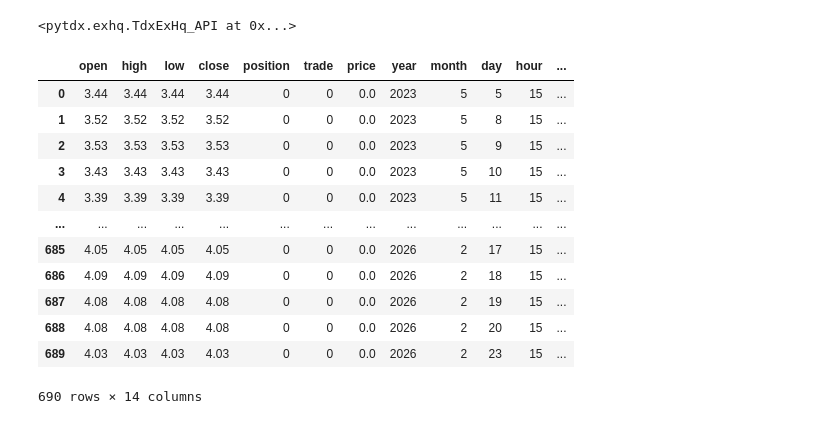
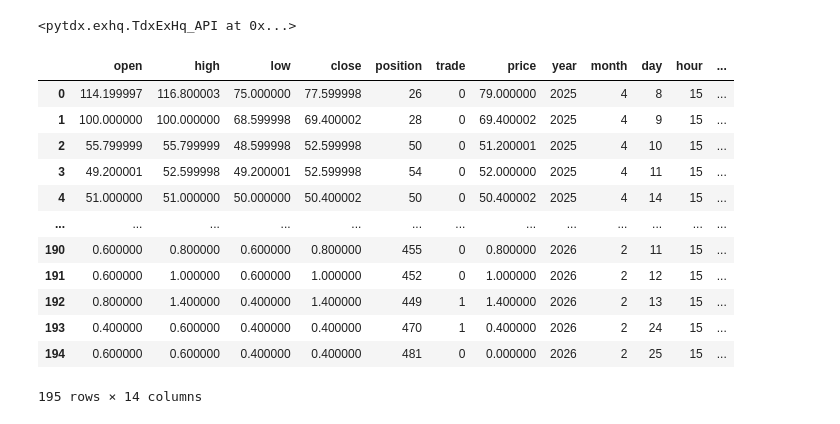
Before and after one commit to u588/app, a Jupyter notebook: AiStock/tdxFS.ipynb, the cells around one changed output. Cells and saved outputs as stored; diff of their text form; code cells hidden in the pictures.

```diff
--- a/AiStock/tdxFS.ipynb
+++ b/AiStock/tdxFS.ipynb
@@ -114,21 +114,21 @@ eapi.connect('47.112.95.207', 7720)
 # %% [output]
 <pytdx.exhq.TdxExHq_API at 0x...>
 # %%
-api.to_df(eapi.get_instrument_bars(9,38, '8_ATY', 0, 690))
+api.to_df(eapi.get_instrument_bars(9,7, 'HO8R03H0', 0, 690))
 # %% [output]
 |  | open | high | low | close | position | trade | price | year | month | day | hour | ... |
-| 0 | 3.44 | 3.44 | 3.44 | 3.44 | 0 | 0 | 0.0 | 2023 | 5 | 5 | 15 | ... |
-| 1 | 3.52 | 3.52 | 3.52 | 3.52 | 0 | 0 | 0.0 | 2023 | 5 | 8 | 15 | ... |
-| 2 | 3.53 | 3.53 | 3.53 | 3.53 | 0 | 0 | 0.0 | 2023 | 5 | 9 | 15 | ... |
-| 3 | 3.43 | 3.43 | 3.43 | 3.43 | 0 | 0 | 0.0 | 2023 | 5 | 10 | 15 | ... |
-| 4 | 3.39 | 3.39 | 3.39 | 3.39 | 0 | 0 | 0.0 | 2023 | 5 | 11 | 15 | ... |
+| 0 | 114.199997 | 116.800003 | 75.000000 | 77.599998 | 26 | 0 | 79.000000 | 2025 | 4 | 8 | 15 | ... |
+| 1 | 100.000000 | 100.000000 | 68.599998 | 69.400002 | 28 | 0 | 69.400002 | 2025 | 4 | 9 | 15 | ... |
+| 2 | 55.799999 | 55.799999 | 48.599998 | 52.599998 | 50 | 0 | 51.200001 | 2025 | 4 | 10 | 15 | ... |
+| 3 | 49.200001 | 52.599998 | 49.200001 | 52.599998 | 54 | 0 | 52.000000 | 2025 | 4 | 11 | 15 | ... |
+| 4 | 51.000000 | 51.000000 | 50.000000 | 50.400002 | 50 | 0 | 50.400002 | 2025 | 4 | 14 | 15 | ... |
 | ... | ... | ... | ... | ... | ... | ... | ... | ... | ... | ... | ... | ... |
-| 685 | 4.05 | 4.05 | 4.05 | 4.05 | 0 | 0 | 0.0 | 2026 | 2 | 17 | 15 | ... |
-| 686 | 4.09 | 4.09 | 4.09 | 4.09 | 0 | 0 | 0.0 | 2026 | 2 | 18 | 15 | ... |
-| 687 | 4.08 | 4.08 | 4.08 | 4.08 | 0 | 0 | 0.0 | 2026 | 2 | 19 | 15 | ... |
-| 688 | 4.08 | 4.08 | 4.08 | 4.08 | 0 | 0 | 0.0 | 2026 | 2 | 20 | 15 | ... |
-| 689 | 4.03 | 4.03 | 4.03 | 4.03 | 0 | 0 | 0.0 | 2026 | 2 | 23 | 15 | ... |
+| 190 | 0.600000 | 0.800000 | 0.600000 | 0.800000 | 455 | 0 | 0.800000 | 2026 | 2 | 11 | 15 | ... |
+| 191 | 0.600000 | 1.000000 | 0.600000 | 1.000000 | 452 | 0 | 1.000000 | 2026 | 2 | 12 | 15 | ... |
+| 192 | 0.800000 | 1.400000 | 0.400000 | 1.400000 | 449 | 1 | 1.400000 | 2026 | 2 | 13 | 15 | ... |
+| 193 | 0.400000 | 0.600000 | 0.400000 | 0.400000 | 470 | 1 | 0.400000 | 2026 | 2 | 24 | 15 | ... |
+| 194 | 0.600000 | 0.600000 | 0.400000 | 0.400000 | 481 | 0 | 0.000000 | 2026 | 2 | 25 | 15 | ... |
-690 rows × 14 columns
+195 rows × 14 columns
 # %%
 a = pd.read_excel('/home/ts/app/AiStock/indexAi.xlsx')
 b = pd.read_excel('/home/ts/app/AiStock/indexAii.xlsx')
```
Also changed, not shown: 1 other file.
